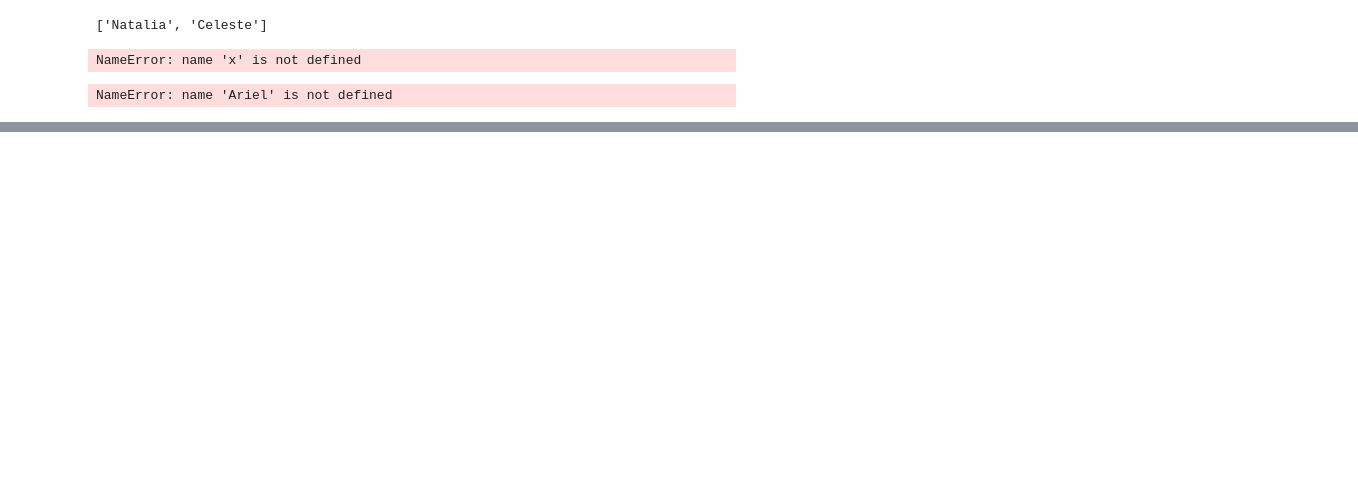
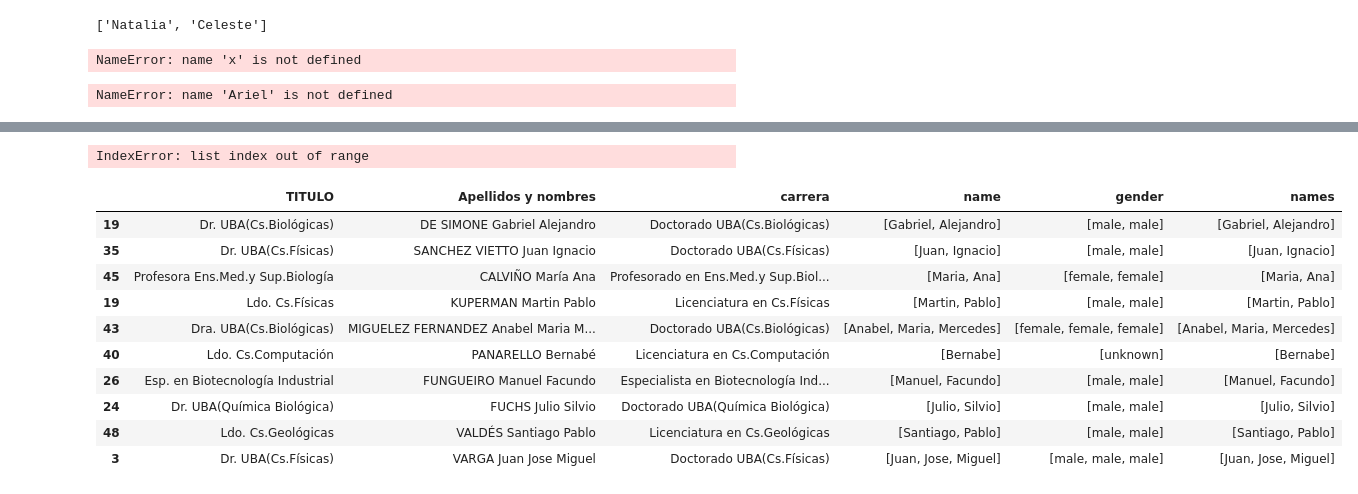
Before and after one commit to MalenaMaffei/8m-7p, a Jupyter notebook: notebooks/pruebas_sofi.ipynb, the cells around one changed output, grey strips where cells are left out. Drawn from its saved outputs; the diff is of its cells as text; code cells hidden in the pictures; blank space fills up the shorter version.

```diff
--- a/notebooks/pruebas_sofi.ipynb
+++ b/notebooks/pruebas_sofi.ipynb
@@ -6,3 +8,6 @@ import gender_guesser.detector as gender
+# %%
+def _deaccent(s):
+    return s.translate(str.maketrans('áâãàéêíóôõúü','aaaaeeiooouu'))
 # %% [markdown]
 ### Esto genera una lista de de dataframe
 # %%
@@ -199,3 +222,21 @@ df['firt_name'] =
+# %%
+df.names.map(lambda x: x[0])
+# %% [output]
+IndexError: list index out of range
+# %%
+df.sample(10)
+# %% [output]
+|  | TITULO | Apellidos y nombres | carrera | name | gender | names |
+| 19 | Dr. UBA(Cs.Biológicas) | DE SIMONE Gabriel Alejandro | Doctorado UBA(Cs.Biológicas) | [Gabriel, Alejandro] | [male, male] | [Gabriel, Alejandro] |
+| 35 | Dr. UBA(Cs.Físicas) | SANCHEZ VIETTO Juan Ignacio | Doctorado UBA(Cs.Físicas) | [Juan, Ignacio] | [male, male] | [Juan, Ignacio] |
+| 45 | Profesora Ens.Med.y Sup.Biología | CALVIÑO María Ana | Profesorado en Ens.Med.y Sup.Biol... | [Maria, Ana] | [female, female] | [Maria, Ana] |
+| 19 | Ldo. Cs.Físicas | KUPERMAN Martin Pablo | Licenciatura en Cs.Físicas | [Martin, Pablo] | [male, male] | [Martin, Pablo] |
+| 43 | Dra. UBA(Cs.Biológicas) | MIGUELEZ FERNANDEZ Anabel Maria M... | Doctorado UBA(Cs.Biológicas) | [Anabel, Maria, Mercedes] | [female, female, female] | [Anabel, Maria, Mercedes] |
+| 40 | Ldo. Cs.Computación | PANARELLO Bernabé | Licenciatura en Cs.Computación | [Bernabe] | [unknown] | [Bernabe] |
+| 26 | Esp. en Biotecnología Industrial | FUNGUEIRO Manuel Facundo | Especialista en Biotecnología Ind... | [Manuel, Facundo] | [male, male] | [Manuel, Facundo] |
+| 24 | Dr. UBA(Química Biológica) | FUCHS Julio Silvio | Doctorado UBA(Química Biológica) | [Julio, Silvio] | [male, male] | [Julio, Silvio] |
+| 48 | Ldo. Cs.Geológicas | VALDÉS Santiago Pablo | Licenciatura en Cs.Geológicas | [Santiago, Pablo] | [male, male] | [Santiago, Pablo] |
+| 3 | Dr. UBA(Cs.Físicas) | VARGA Juan Jose Miguel | Doctorado UBA(Cs.Físicas) | [Juan, Jose, Miguel] | [male, male, male] | [Juan, Jose, Miguel] |
 # %%
 d = gender.Detector(case_sensitive=False)
 # %%
```
Also changed, not shown: parts of 22 cells of this notebook.
